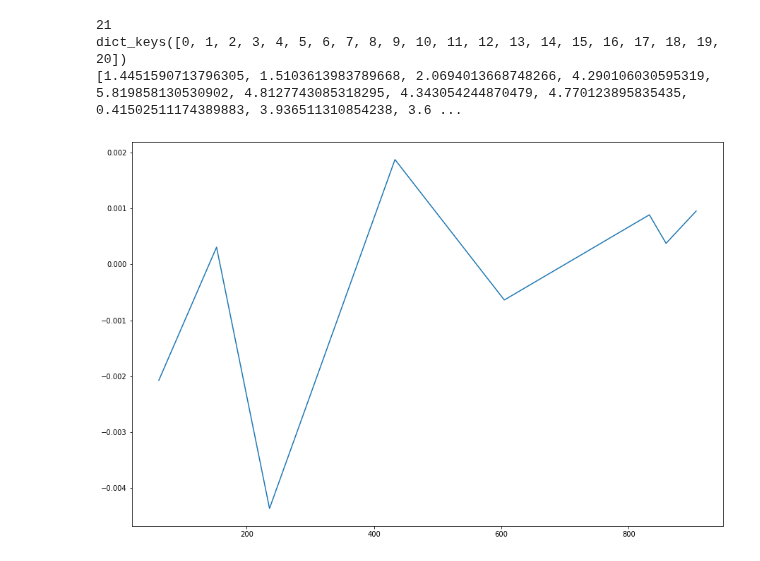
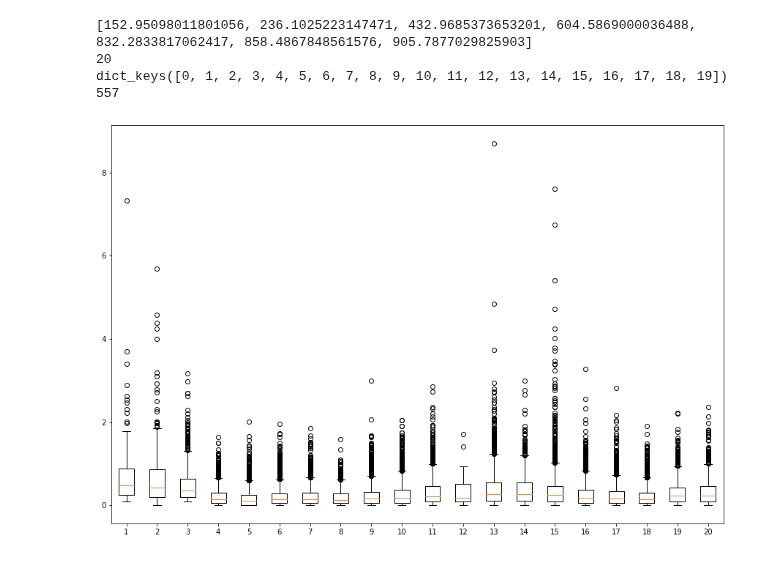
Before and after one commit to ingframin/BroadcastSimulation, a Jupyter notebook: experiments/BS/drone/nov22/logs/Untitled.ipynb, the cells around one changed output. Cells and saved outputs as stored; diff of their text form; code cells hidden in the pictures.

```diff
--- a/experiments/BS/drone/nov22/logs/Untitled.ipynb
+++ b/experiments/BS/drone/nov22/logs/Untitled.ipynb
@@ -191,46 +205,41 @@ with open('rssi_vs_dist.txt','w') as f:
 # %%
 rec = received(dd)
+points = [x[0] for x in res[1:]]
+print(points)
 flights = {}
+tdoa = {}
 cur = 0
 flights[cur] = []
+tdoa[cur] = []
 flights[cur].append(rec[0])
+
 for i in range(1,len(rec)):
 
     delta = rec[i]['abs T'] - rec[i-1]['abs T']
-    if delta.toSeconds() > 120:
+    if delta.toSeconds() > 240:
         cur += 1
         flights[cur] = []
+        tdoa[cur] = []
     flights[cur].append(rec[i])
+    dt_a = (rec[i]['rasp T']-rec[i-1]['rasp T']).toSeconds()
+    if dt_a > 60:
+        continue
+    tdoa[cur].append(dt_a)
 
 print(len(flights))
-
+ref=(50.86227366666667, 4.685484, 46.2)
 freq = []
 
-for f in flights:
-    dt = flights[f][-1]['rasp T']-flights[f][0]['rasp T']
-    dts = dt.toSeconds()
-    if dts == 0:
-        continue
-    freq.append(len(flights[f])/dts)
-
-print(flights.keys())
-print(freq)
+print(tdoa.keys())
+bp = []
+for k in sorted(tdoa.keys()):
+    bp.append(tdoa[k])
+print(len(bp[1]))
+pt.boxplot(bp)
+pt.show()
 # %% [output]
-21
-dict_keys([0, 1, 2, 3, 4, 5, 6, 7, 8, 9, 10, 11, 12, 13, 14, 15, 16, 17, 18, 19, 20])
-[1.4451590713796305, 1.5103613983789668, 2.0694013668748266, 4.290106030595319, 5.819858130530902, 4.8127743085318295, 4.343054244870479, 4.770123895835435, 0.41502511174389883, 3.936511310854238, 3.6 ...
+[152.95098011801056, 236.1025223147471, 432.9685373653201, 604.5869000036488, 832.2833817062417, 858.4867848561576, 905.7877029825903]
+20
+dict_keys([0, 1, 2, 3, 4, 5, 6, 7, 8, 9, 10, 11, 12, 13, 14, 15, 16, 17, 18, 19])
+557
+[figure, added]
-# %%
-mvd = msg_vs_distance(rec)
-cls = cluster(mvd)
-rate = []
-distance = []
-for k in cls:
-    d = sum(clusters[k][0])/len(clusters[k][0])
-    r = (clusters[k][1][-1]-clusters[k][1][0])/len(clusters[k][1])
-    rate.append(r)
-    distance.append(d)
-
-pt.plot(distance,rate)
-pt.show()
-# %% [output]
-[figure, removed]
```
Also changed, not shown: parts of 5 cells of this notebook, 10 other files.
